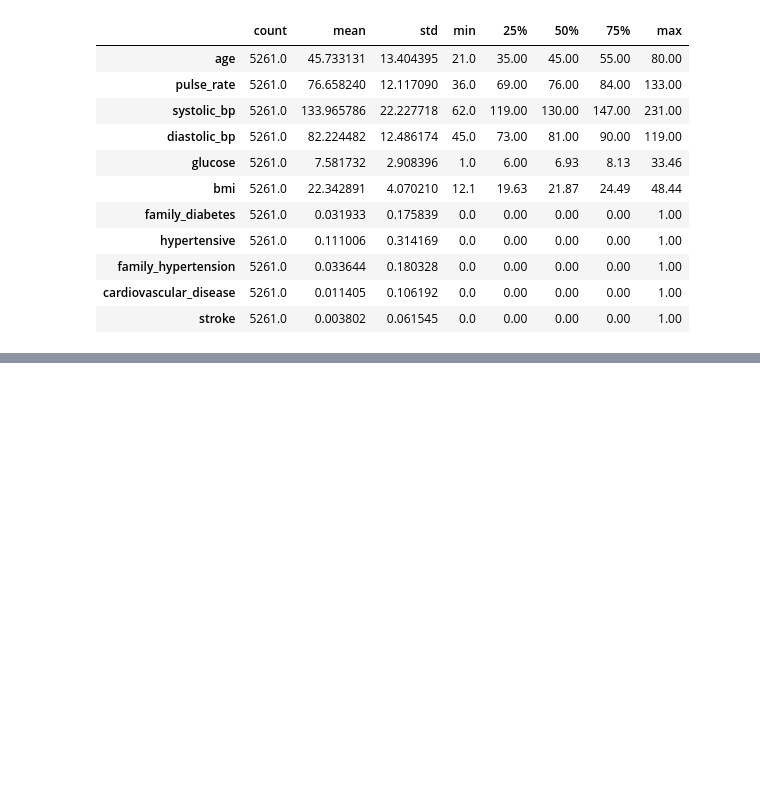
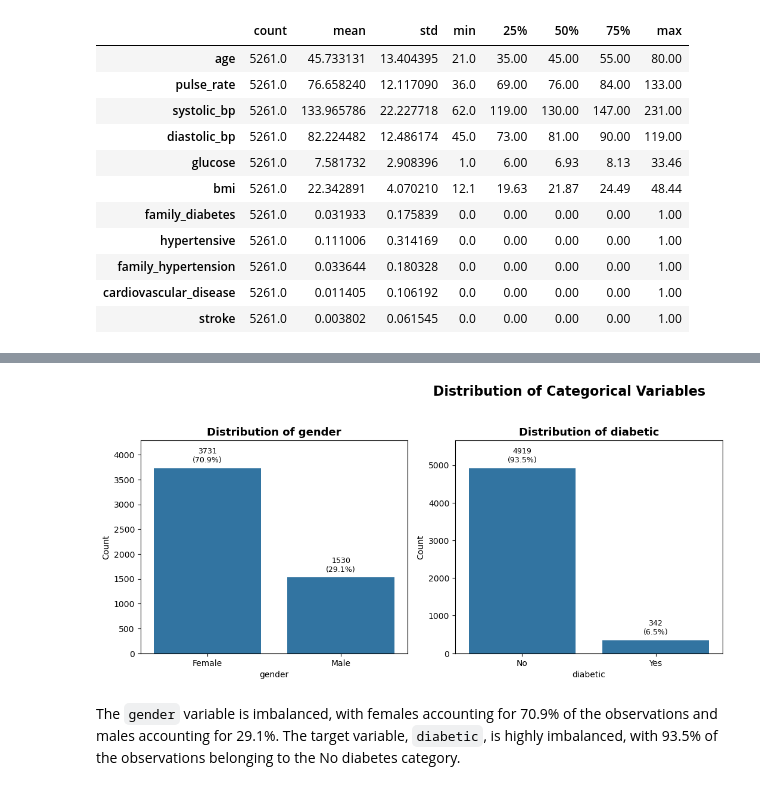
Before and after one commit to habib33-3/diabetes-detection-system, a Jupyter notebook: diadb.ipynb, the cells around one changed output, grey strips where cells are left out. Drawn from its saved outputs; the diff is of its cells as text; code cells hidden in the pictures; blank space fills up the shorter version.

```diff
--- a/diadb.ipynb
+++ b/diadb.ipynb
@@ -461,0 +522,4 @@ df.describe().T
+# %%
+categorical_cols = ["gender", "diabetic"]
+
+df[categorical_cols].head()
@@ -461,0 +593,41 @@ df.describe().T
+# %%
+fig, axes = plt.subplots(2, 3, figsize=(16, 9))
+axes = axes.flatten()
+
+for i, col in enumerate(categorical_cols):
+    ax = axes[i]
+
+    sns.countplot(data=df, x=col, ax=ax)
+
+    ax.set_title(f"Distribution of {col}", fontsize=13, fontweight="bold")
+    ax.set_xlabel(col)
+    ax.set_ylabel("Count")
+
+    total = len(df)
+
+    for container in ax.containers:
+        labels = [
+            f"{int(bar.get_height())}\n({bar.get_height() / total * 100:.1f}%)"
+            for bar in container
+        ]
+        ax.bar_label(
+            container,
+            labels=labels,
+            padding=5,
+            fontsize=9,
+        )
+
+    ax.margins(y=0.15)
+
+
+for i in range(len(categorical_cols), len(axes)):
+    axes[i].remove()
+
+plt.suptitle("Distribution of Categorical Variables", fontsize=16, fontweight="bold")
+
+plt.tight_layout(rect=[0, 0, 1, 0.96])
+plt.show()
+# %% [output]
+[figure, added]
+# %% [markdown]
+The `gender` variable is imbalanced, with females accounting for 70.9% of the observations and males accounting for 29.1%. The target variable, `diabetic`, is highly imbalanced, with 93.5% of the observations belonging to the No diabetes category.
```
Also changed, not shown: parts of 10 cells of this notebook.
